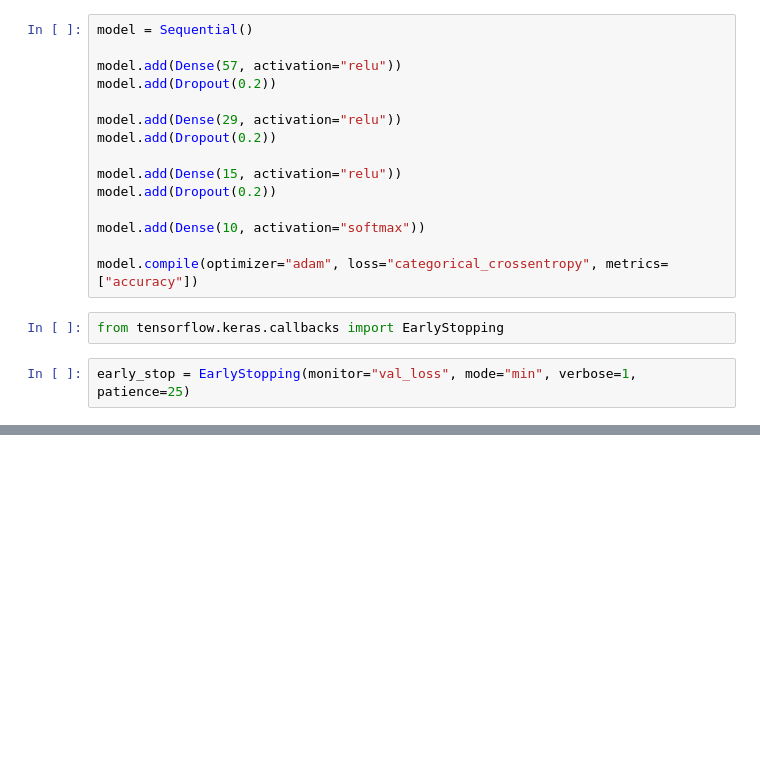
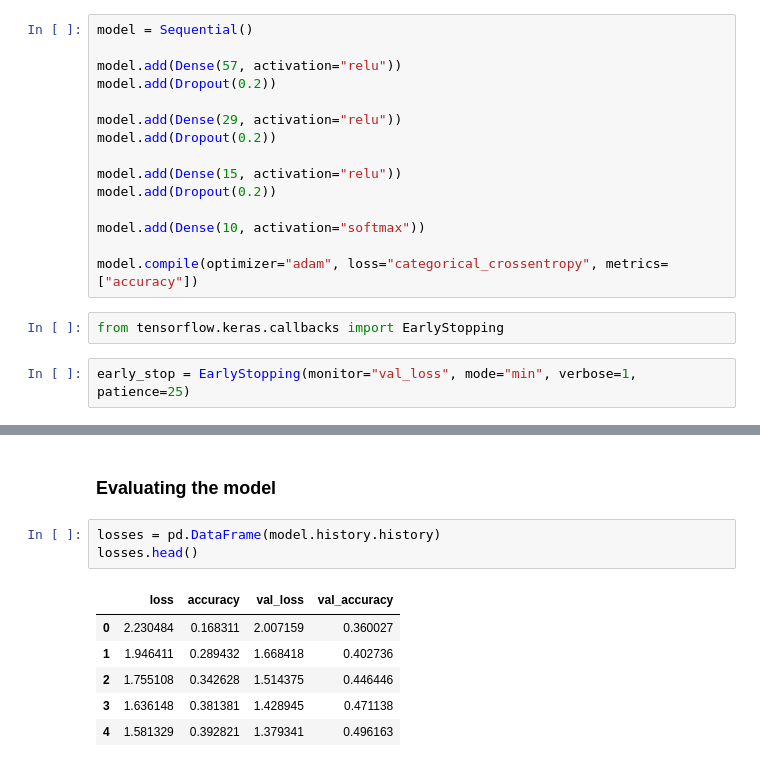
Before and after one commit to sahilalamgir/genre-classifier, a Jupyter notebook: main.ipynb, the cells around one changed output, grey strips where cells are left out. Cells and saved outputs as stored; diff of their text form; blank space fills up the shorter version.

```diff
--- a/main.ipynb
+++ b/main.ipynb
@@ -230 +232,13 @@ Epoch 229: early stopping
 <keras.callbacks.History at 0x...>
+# %% [markdown]
+### Evaluating the model
+# %%
+losses = pd.DataFrame(model.history.history)
+losses.head()
+# %% [output]
+|  | loss | accuracy | val_loss | val_accuracy |
+| 0 | 2.230484 | 0.168311 | 2.007159 | 0.360027 |
+| 1 | 1.946411 | 0.289432 | 1.668418 | 0.402736 |
+| 2 | 1.755108 | 0.342628 | 1.514375 | 0.446446 |
+| 3 | 1.636148 | 0.381381 | 1.428945 | 0.471138 |
+| 4 | 1.581329 | 0.392821 | 1.379341 | 0.496163 |
```
Also changed, not shown: parts of 9 cells of this notebook.
